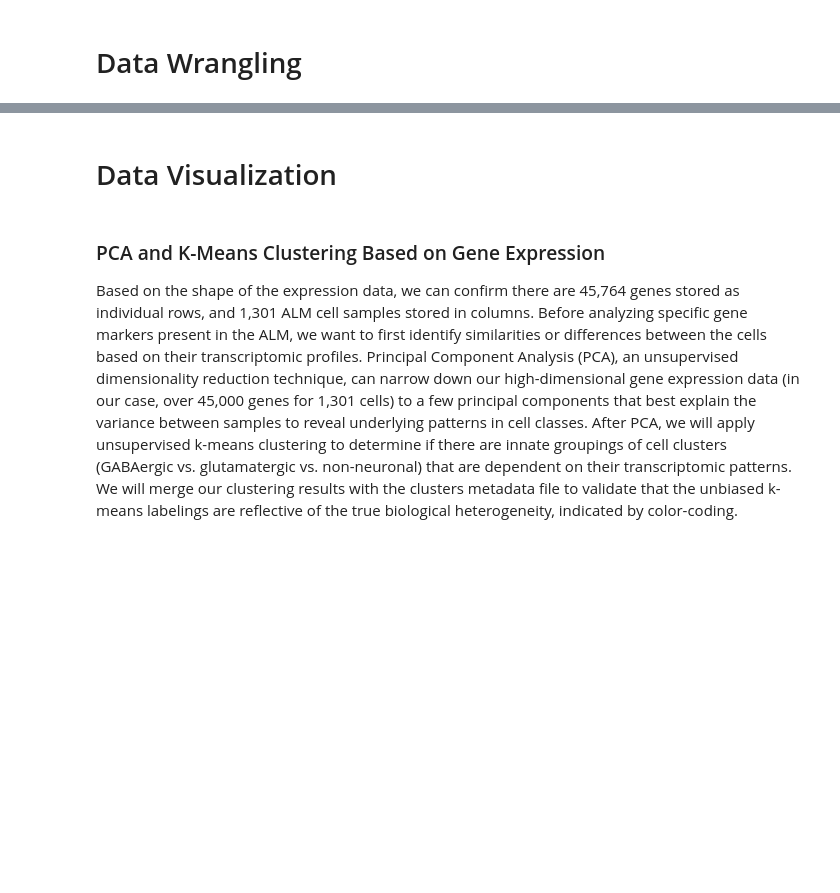
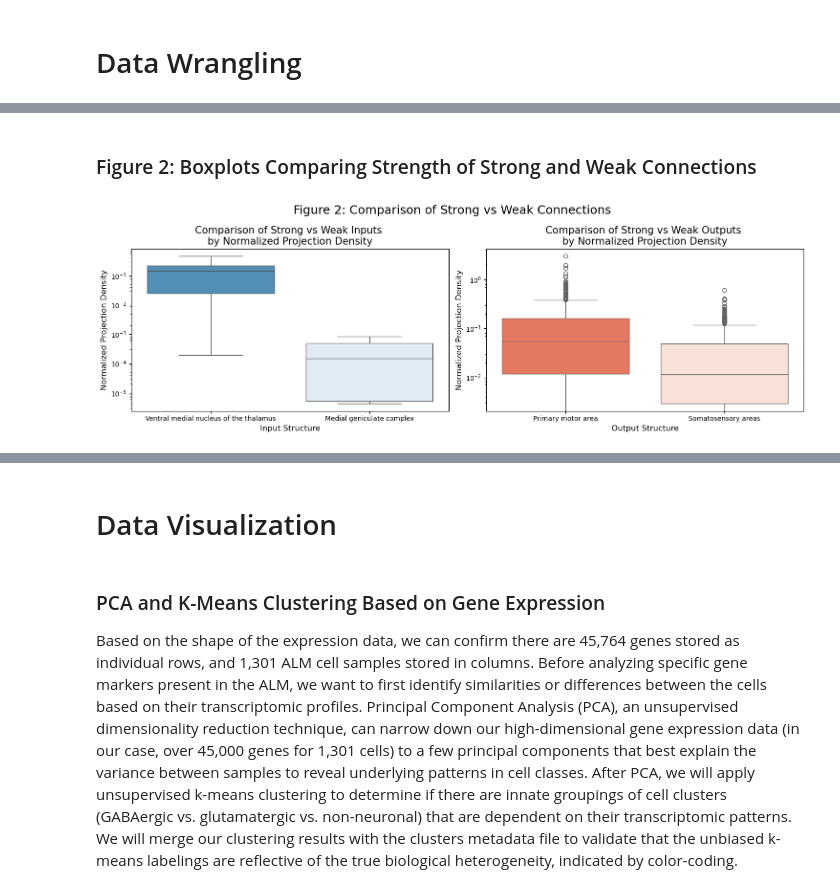
Before and after one commit to cbn003/FinalProject, a Jupyter notebook: FinalProjectCode.ipynb, the cells around one changed output, grey strips where cells are left out. Drawn from its saved outputs; the diff is of its cells as text; code cells hidden in the pictures; blank space fills up the shorter version.

```diff
--- a/FinalProjectCode.ipynb
+++ b/FinalProjectCode.ipynb
@@ -18,0 +209,66 @@ import scanpy as sc
+# %% [markdown]
+### Figure 2: Boxplots Comparing Strength of Strong and Weak Connections
+# %%
+# Input structures to compare
+structure_1_input = 'Ventral medial nucleus of the thalamus'
+structure_2_input = 'Medial geniculate complex'
+
+# Output structures to compare
+structure_1_output = 'Primary motor area'
+structure_2_output = 'Somatosensory areas'
+
+# Filter the DataFrame for the two input structures
+comparison_input_df = merged_input_df[merged_input_df['injection_structure_name'].isin([structure_1_input, structure_2_input])]
+
+# Filter the DataFrame for the two output structures
+comparison_output_df = merged_output_df[merged_output_df['structure_name'].isin([structure_1_output, structure_2_output])]
+
+# Create figure with two subplots side by side
+fig, axes = plt.subplots(1, 2, figsize=(15, 5))  # 1 row, 2 columns
+
+# Left plot: Inputs
+sns.boxplot(
+    data=comparison_input_df,
+    x='injection_structure_name',
+    y='normalized_projection_density',
+    hue='injection_structure_name',  # Assign 'x' to 'hue' to match the deprecation requirement
+    palette=['#DEEBF7', '#4292C6'],  # Blue colors for inputs
+    order=[structure_1_input, structure_2_input],
+    ax=axes[0],  # Assign to first subplot
+    legend=False  # Disable the legend
+)
+
+# Set plot titles and labels for input comparison
+axes[0].set_title(f"Comparison of Strong vs Weak Inputs \nby Normalized Projection Density", size=15)
+axes[0].set_xlabel('Input Structure', size=12)
+axes[0].set_ylabel('Normalized Projection Density', size=12)
+axes[0].tick_params(axis='x', rotation=0)
+axes[0].set_yscale('log')
+
+# Right plot: Outputs
+sns.boxplot(
+    data=comparison_output_df,
+    x='structure_name',
+    y='normalized_projection_density',
+    hue='structure_name',  # Assign 'x' to 'hue' to match the deprecation requirement
+    palette=['#FB6A4A', '#FEE0D2'],  # Red colors for outputs
+    order=[structure_1_output, structure_2_output],
+    ax=axes[1],  # Assign to second subplot
+    legend=False  # Disable the legend
+)
+
+# Set plot titles and labels for output comparison
+axes[1].set_title(f"Comparison of Strong vs Weak Outputs \nby Normalized Projection Density", size=15)
+axes[1].set_xlabel('Output Structure', size=12)
+axes[1].set_ylabel('Normalized Projection Density', size=12)
+axes[1].tick_params(axis='x', rotation=0)
+axes[1].set_yscale('log')
+
+# Set whole figure title
+fig.suptitle("Figure 2: Comparison of Strong vs Weak Connections", fontsize=18)
+
+# Adjust layout for better spacing
+plt.tight_layout()
+plt.show()
+# %% [output]
+[figure, added]
```
Also changed, not shown: parts of 29 cells of this notebook.
